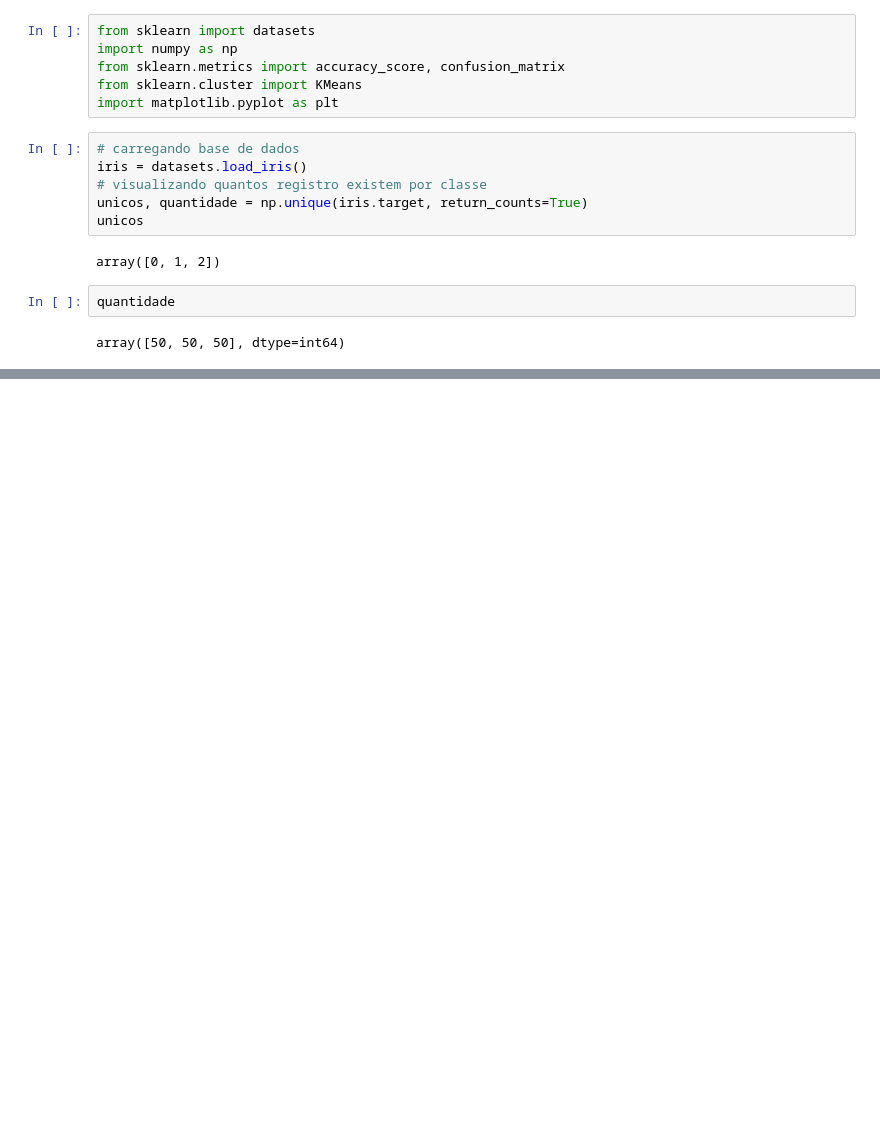
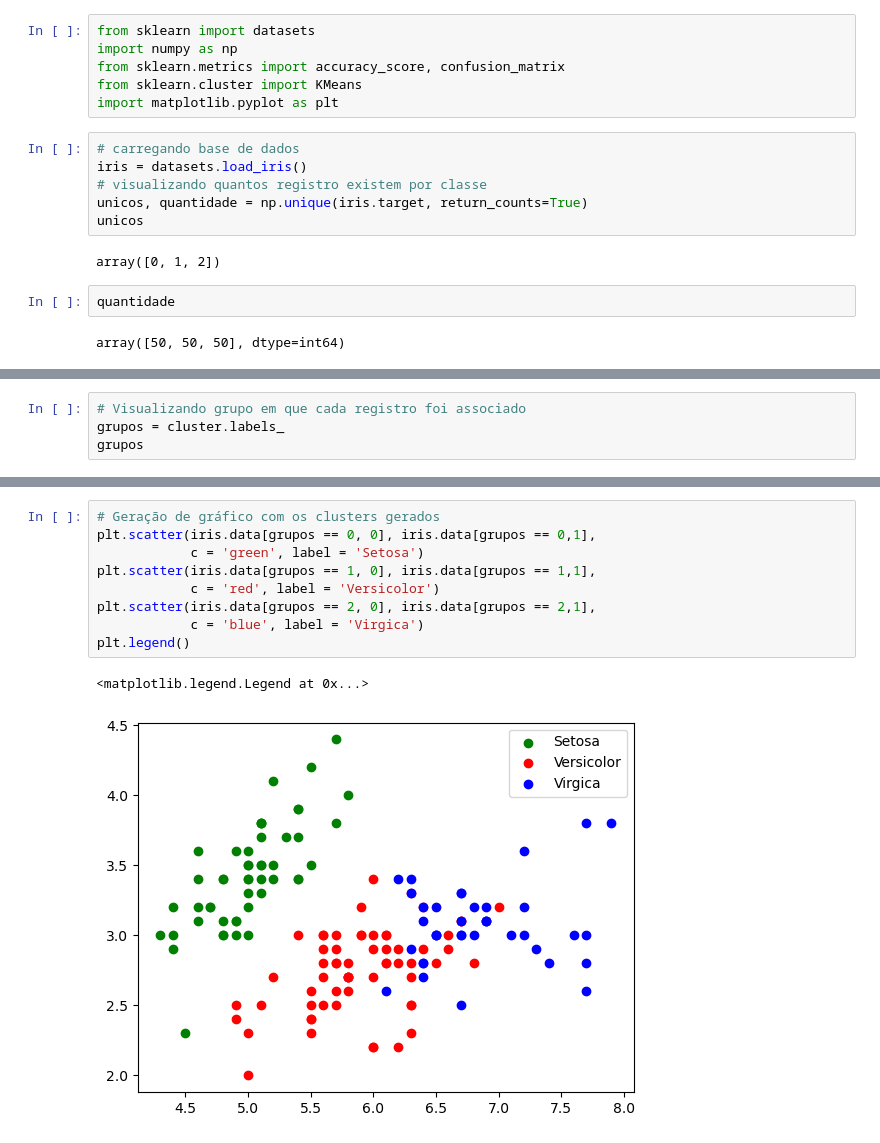
Before and after one commit to RodrigoD4v/FormacaoCD_Python, a Jupyter notebook: 7.MachineLearnig/notebooks/6.AgrupadorKMeans.ipynb, the cells around one changed output, grey strips where cells are left out. Cells and saved outputs as stored; diff of their text form; blank space fills up the shorter version.

Commit message:
Contando registro por classe, gerando matriz de confusao e gerando gráficos com os clusters

```diff
--- a/7.MachineLearnig/notebooks/6.AgrupadorKMeans.ipynb
+++ b/7.MachineLearnig/notebooks/6.AgrupadorKMeans.ipynb
@@ -32,0 +33,4 @@ array([[5.006     , 3.428     , 1.462     , 0.246     ],
+# %%
+# Visualizando grupo em que cada registro foi associado
+grupos = cluster.labels_
+grupos
@@ -32,0 +62,12 @@ array([[5.006     , 3.428     , 1.462     , 0.246     ],
+# %%
+# Geração de gráfico com os clusters gerados
+plt.scatter(iris.data[grupos == 0, 0], iris.data[grupos == 0,1],
+            c = 'green', label = 'Setosa')
+plt.scatter(iris.data[grupos == 1, 0], iris.data[grupos == 1,1],
+            c = 'red', label = 'Versicolor')
+plt.scatter(iris.data[grupos == 2, 0], iris.data[grupos == 2,1],
+            c = 'blue', label = 'Virgica')
+plt.legend()
+# %% [output]
+<matplotlib.legend.Legend at 0x...>
+[figure, added]
```
Also changed, not shown: parts of 6 cells of this notebook.
